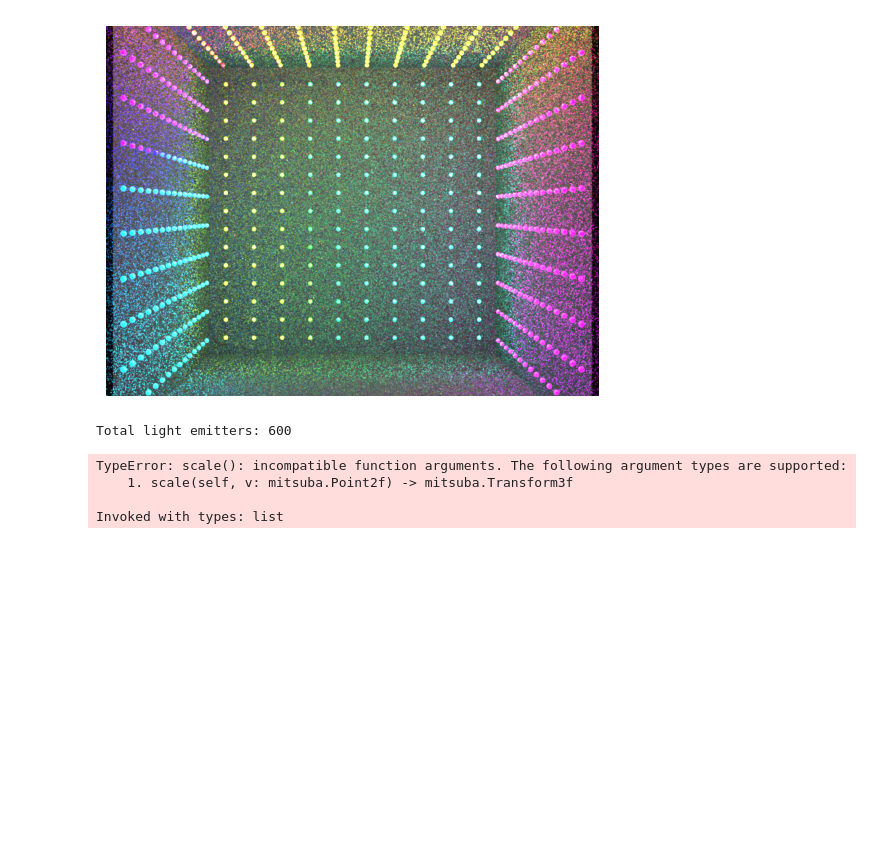
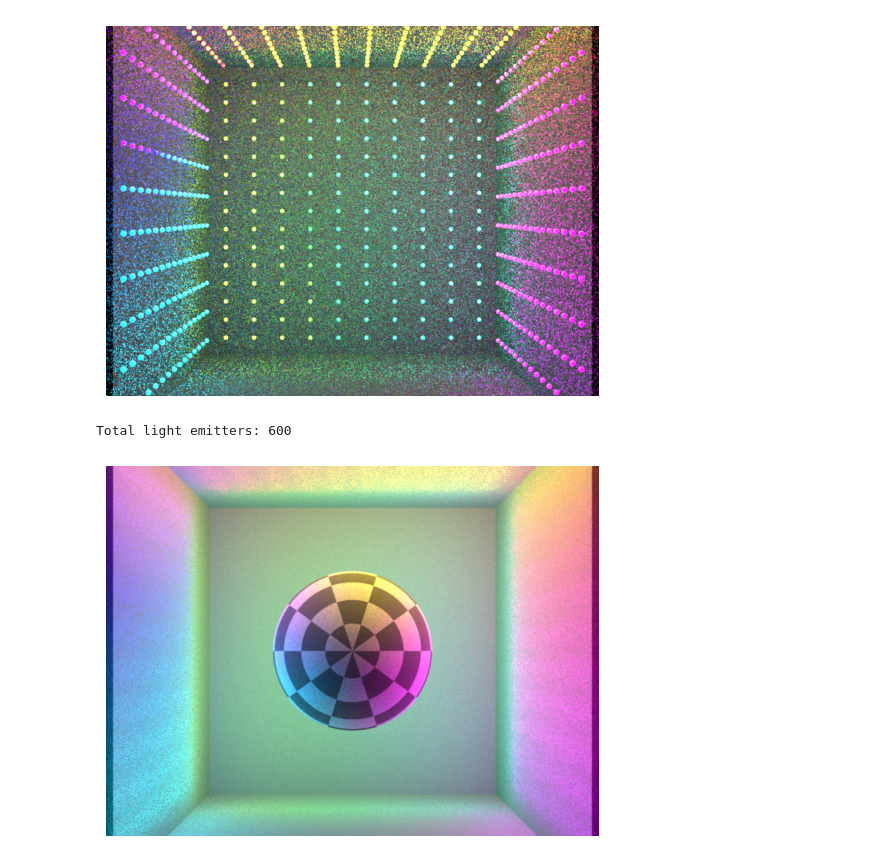
Before and after one commit to kkxthyl/WalmartRGB, a Jupyter notebook: cube/cube.ipynb, the cells around one changed output. Cells and saved outputs as stored; diff of their text form; code cells hidden in the pictures; blank space fills up the shorter version.

```diff
--- a/cube/cube.ipynb
+++ b/cube/cube.ipynb
@@ -376,6 +376,12 @@ top_pos   = light_grid("top",   10, 15,  4.5)
 back_pos  = light_grid("back",  10, 15, -4.5)
 left_pos  = light_grid("left",  10, 15, -4.5)
 right_pos = light_grid("right", 10, 15,  4.5)
+
+# 12 x 12 = 144 lights
+# top_pos   = light_grid("top",   12, 12,  4.5)
+# back_pos  = light_grid("back",  12, 12, -4.5)
+# left_pos  = light_grid("left",  12, 12, -4.5)
+# right_pos = light_grid("right", 12, 12,  4.5)
 
 all_pos = top_pos + back_pos + left_pos + right_pos
 print("Total light emitters:", len(all_pos))
@@ -425,7 +431,7 @@ scene_dict = {
         "type": "perspective",
         "sampler": {
             "type": "independent",
-            "sample_count": 256
+            "sample_count": 512
         },
         "to_world": mi.ScalarTransform4f().look_at(
             origin=[0, 0, 18],
@@ -515,35 +521,32 @@ scene_dict = {
         }
     },
     "center_sphere": {
         "type": "sphere",
         "to_world": mi.ScalarTransform4f().translate([0, 0, 0]).scale(2),  # Adjust position & size
         "bsdf": {
             "type": "diffuse",
             # "reflectance": {
             #     "type": "rgb",
             #     "value": [0.5, 0.5, 0.5]
             # }
             "reflectance": {
                 "type": "checkerboard",
                 "color0": {"type": "rgb", "value": [0.8, 0.8, 0.8]},
                 "color1": {"type": "rgb", "value": [0.2, 0.2, 0.2]},
-                "to_uv": mi.Transform3f.scale(mi.Point2f(5.0, 5.0))  # Increase tiling
+                "to_uv": mi.Transform4f().scale([5, 5, 5])
 
 
             }
         }
     }
 }
 
 scene_dict.update(emitters)
 scene = mi.load_dict(scene_dict)
 img = mi.render(scene)
 plt.imshow(mi.util.convert_to_bitmap(img))
 plt.axis('off')
 plt.show()
 # %% [output]
 Total light emitters: 600
-TypeError: scale(): incompatible function arguments. The following argument types are supported:
-    1. scale(self, v: mitsuba.Point2f) -> mitsuba.Transform3f
-
-Invoked with types: list
+[figure, added]
```
Also changed, not shown: parts of 1 cell of this notebook.
